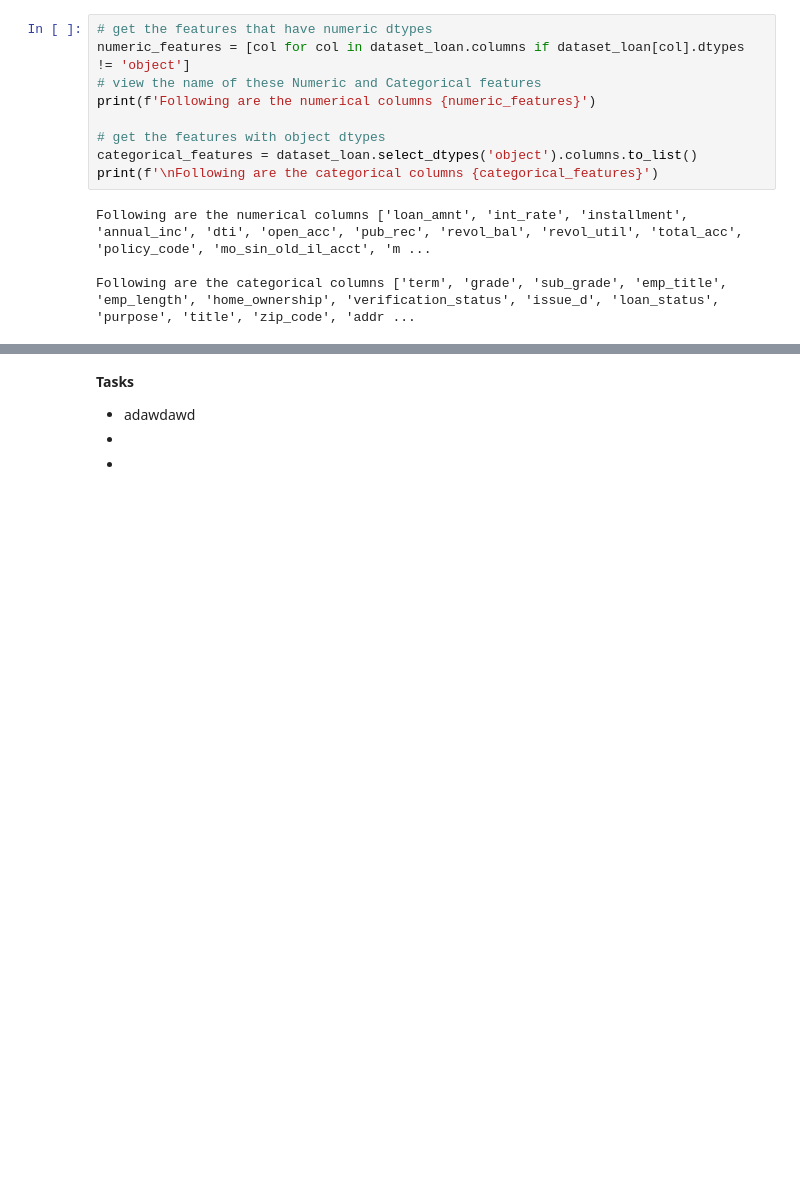
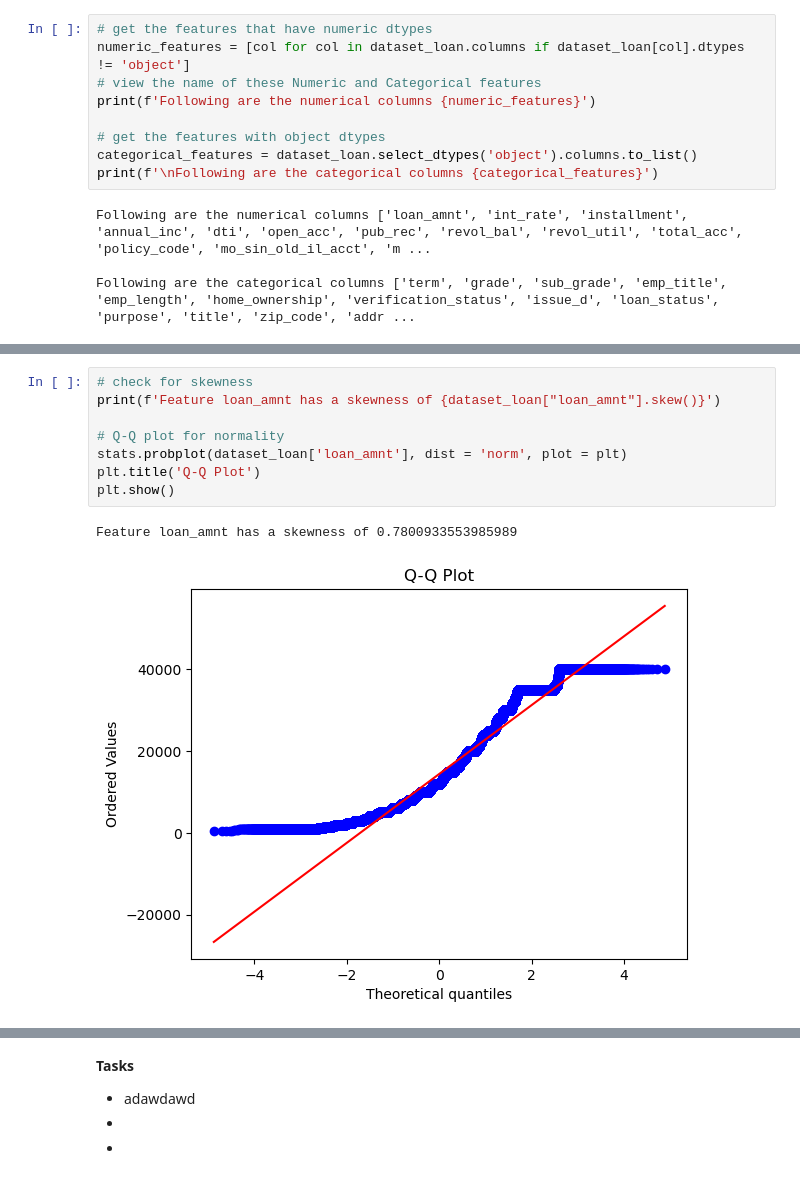
Before and after one commit to Singhal-Piyush/credit-risk-probability-default-model, a Jupyter notebook: 01_credit_risk_data_exploration.ipynb, the cells around one changed output, grey strips where cells are left out. Drawn from its saved outputs; the diff is of its cells as text; blank space fills up the shorter version.

```diff
--- a/01_credit_risk_data_exploration.ipynb
+++ b/01_credit_risk_data_exploration.ipynb
@@ -588,0 +669,11 @@ APPLICATION_TYPE  :  2
+# %%
+# check for skewness
+print(f'Feature loan_amnt has a skewness of {dataset_loan["loan_amnt"].skew()}')
+
+# Q-Q plot for normality
+stats.probplot(dataset_loan['loan_amnt'], dist = 'norm', plot = plt)
+plt.title('Q-Q Plot')
+plt.show()
+# %% [output]
+Feature loan_amnt has a skewness of 0.7800933553985989
+[figure, added]
```
Also changed, not shown: parts of 38 cells of this notebook.
